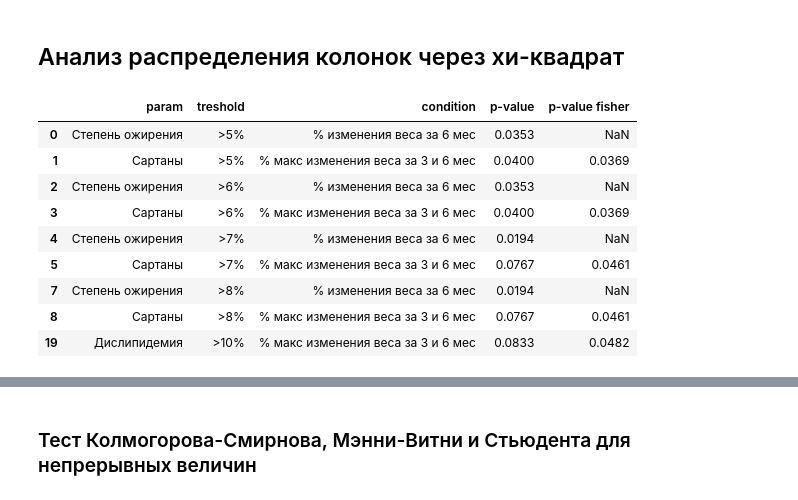
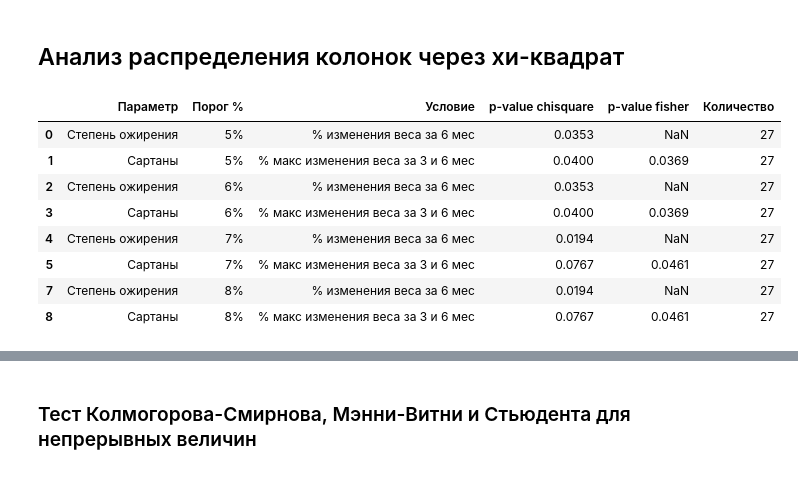
Before and after one commit to geniusserg/Endocrinology, a Jupyter notebook: experiments.ipynb, the cells around one changed output, grey strips where cells are left out. Drawn from its saved outputs; the diff is of its cells as text; code cells hidden in the pictures.

```diff
--- a/experiments.ipynb
+++ b/experiments.ipynb
@@ -297,16 +302,28 @@ for col in cols:
 dataset["Мочевая Кислота"] = dataset["Мочевая Кислота"].astype(float)
 # %% [markdown]
 ## Анализ распределения колонок через хи-квадрат
+# %%
+
+aliases = {
+    "A": "% изменения веса за 3 мес",
+    "B": "% изменения веса за 6 мес",
+    'C': "% макс изменения веса за 3 и 6 мес",
+    'D': "% изменения веса больше и за 3 и за 6 мес"
+}
+
+def add_descriptions(df, condition_column="Условие"):
+  for i in list(aliases.keys()):
+    df.loc[df[condition_column]==i, condition_column] = aliases[i]
+
+def get_conditions(dataset_x, threshold=5):
+  conditions = {
+      "A": (dataset_x["% потери веса 3 мес"]>=threshold),
+      "B": (dataset_x[~pd.isna(dataset_x["% потери веса 6 мес"])]["% потери веса 6 мес"]>=threshold),
+      'C': (np.nanmax(dataset_x[["% потери веса 3 мес","% потери веса 6 мес"]], axis=1)>=threshold),
+      'D': (dataset_x["% потери веса 3 мес"]>=threshold)&(dataset_x["% потери веса 6 мес"]>=threshold)
+  }
+  return conditions
 # %%
-def get_conditions(dataset_x, threshold=5):
-  conditions = {
-      "A": (dataset_x["% потери веса 3 мес"]>threshold),
-      "B": (dataset_x[~pd.isna(dataset_x["% потери веса 6 мес"])]["% потери веса 6 мес"]>threshold),
-      'C': (np.nanmax(dataset_x[["% потери веса 3 мес","% потери веса 6 мес"]], axis=1)>threshold),
-      'D': (dataset_x["% потери веса 3 мес"]>threshold)&(dataset_x["% потери веса 6 мес"]>threshold)
-  }
-  return conditions
-
 def test_chisquare(medicine="SAX"):
   global dataset
   dataset_x = dataset.copy()
@@ -317,9 +334,9 @@ def test_chisquare(medicine="SAX"):
       dataset_x["success"] = conditions[j]
       dataset_x = dataset_x[dataset_x["Лечение"]==medicine]
       for col in dataset_x.columns:
-        if (col == "success"):
+        if ((col == "success") or (col not in discret_params)):
           continue
-        res = [col, f">{i}%", j, None, None]
+        res = [col, f"{i}%", aliases[j], None, None]
         if any([col.find(prf)!=-1 for prf in ["3 мес", "6 мес", "В2", "Респондер", "В.2", "В1..1", "ПЭТ"]]):
           continue
         if ((~(dataset_x[col].isna())).sum() < 20):
@@ -336,7 +353,8 @@ def test_chisquare(medicine="SAX"):
           res[4]=fisher_exact(A)[1]
         except Exception as e:
           pass
+        res.append((~(dataset_x[col].isna())).sum())
         stats.append(res)
-  dfds = pd.DataFrame(stats, columns=["param", "treshold", "condition", "p-value", "p-value fisher"])
-  dfds = dfds[((~(dfds["p-value"].isna()))&(dfds["p-value"]<=0.05))|((~(dfds["p-value fisher"].isna()))&(dfds["p-value fisher"]<=0.05))].reset_index(drop=True)
+  dfds = pd.DataFrame(stats, columns=["Параметр", 'Порог %', 'Условие', "p-value chisquare", "p-value fisher", "Количество"])
+  dfds = dfds[((~(dfds["p-value chisquare"].isna()))&(dfds["p-value chisquare"]<=0.05))|((~(dfds["p-value fisher"].isna()))&(dfds["p-value fisher"]<=0.05))].reset_index(drop=True)
   return dfds
@@ -349,18 +361,16 @@ def add_descriptions(sib_df):
 # %%
 sax_df = test_chisquare("SAX")
-sax_df = sax_df[sax_df["param"].isin(discret_params)]
-add_descriptions(sax_df)
+sax_df = sax_df[sax_df["Параметр"].isin(discret_params)]
 sax_df
 # %% [output]
-|  | param | treshold | condition | p-value | p-value fisher |
-| 0 | Степень ожирения | >5% | % изменения веса за 6 мес | 0.0353 | NaN |
-| 1 | Сартаны | >5% | % макс изменения веса за 3 и 6 мес | 0.0400 | 0.0369 |
-| 2 | Степень ожирения | >6% | % изменения веса за 6 мес | 0.0353 | NaN |
-| 3 | Сартаны | >6% | % макс изменения веса за 3 и 6 мес | 0.0400 | 0.0369 |
-| 4 | Степень ожирения | >7% | % изменения веса за 6 мес | 0.0194 | NaN |
-| 5 | Сартаны | >7% | % макс изменения веса за 3 и 6 мес | 0.0767 | 0.0461 |
-| 7 | Степень ожирения | >8% | % изменения веса за 6 мес | 0.0194 | NaN |
-| 8 | Сартаны | >8% | % макс изменения веса за 3 и 6 мес | 0.0767 | 0.0461 |
-| 19 | Дислипидемия | >10% | % макс изменения веса за 3 и 6 мес | 0.0833 | 0.0482 |
+|  | Параметр | Порог % | Условие | p-value chisquare | p-value fisher | Количество |
+| 0 | Степень ожирения | 5% | % изменения веса за 6 мес | 0.0353 | NaN | 27 |
+| 1 | Сартаны | 5% | % макс изменения веса за 3 и 6 мес | 0.0400 | 0.0369 | 27 |
+| 2 | Степень ожирения | 6% | % изменения веса за 6 мес | 0.0353 | NaN | 27 |
+| 3 | Сартаны | 6% | % макс изменения веса за 3 и 6 мес | 0.0400 | 0.0369 | 27 |
+| 4 | Степень ожирения | 7% | % изменения веса за 6 мес | 0.0194 | NaN | 27 |
+| 5 | Сартаны | 7% | % макс изменения веса за 3 и 6 мес | 0.0767 | 0.0461 | 27 |
+| 7 | Степень ожирения | 8% | % изменения веса за 6 мес | 0.0194 | NaN | 27 |
+| 8 | Сартаны | 8% | % макс изменения веса за 3 и 6 мес | 0.0767 | 0.0461 | 27 |
 # %%
 sib_df = test_chisquare("SIB")
```
Also changed, not shown: parts of 38 cells of this notebook, 12 other files.
